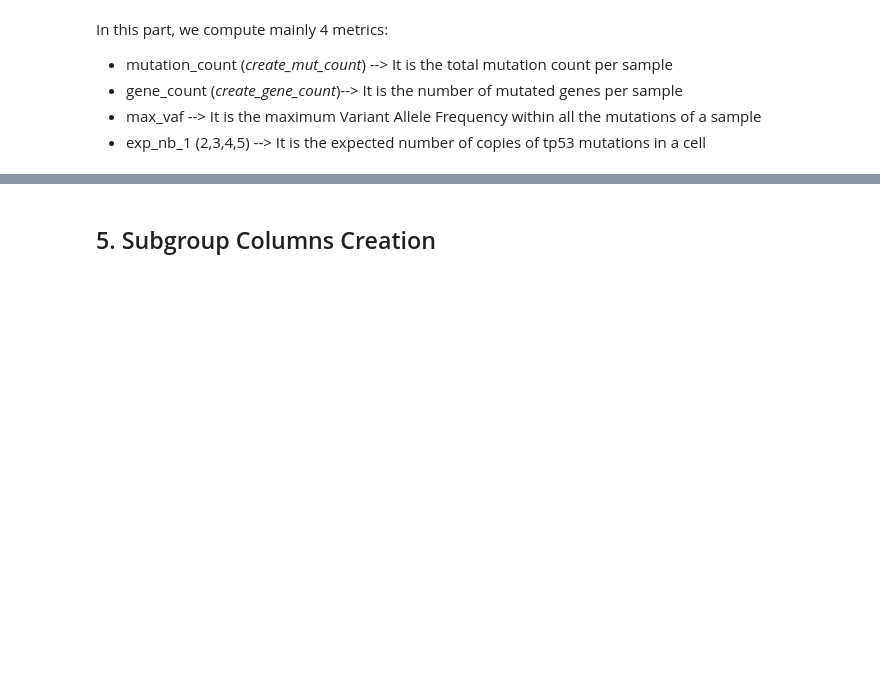
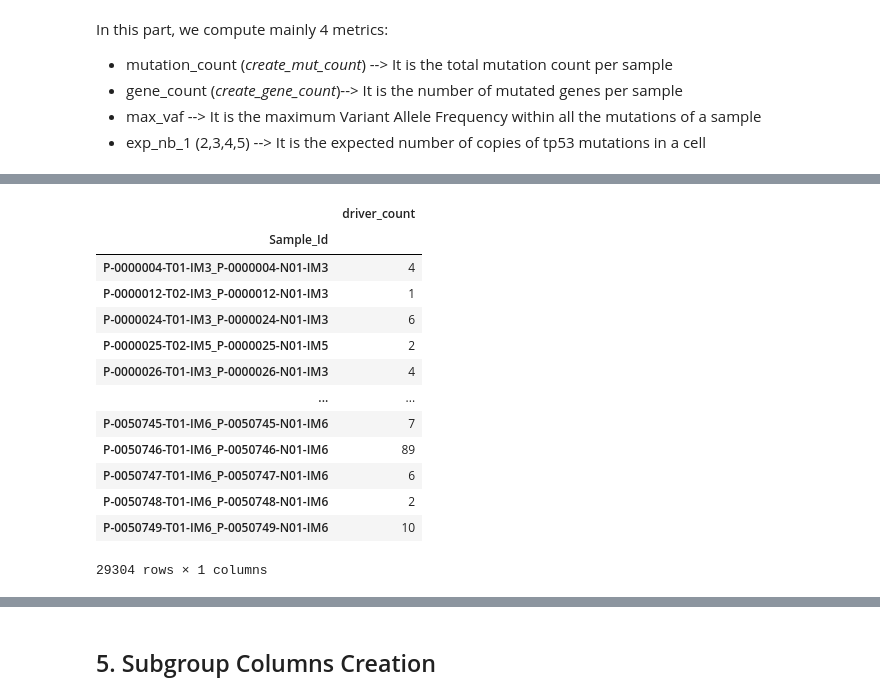
Before and after one commit to emilecohen/mskimpact_tp53_exploration, a Jupyter notebook: analysis/dataframe_generation/master_file_creation.ipynb, the cells around one changed output, grey strips where cells are left out. Saved outputs shown, nothing was run; the diff lists cells and outputs as text; code cells hidden in the pictures; blank space fills up the shorter version.

```diff
--- a/analysis/dataframe_generation/master_file_creation.ipynb
+++ b/analysis/dataframe_generation/master_file_creation.ipynb
@@ -503,3 +549,22 @@ def vc_group_cond_5(x):
+# %%
+maf_cohort = pd.read_pickle(data_path + 'merged_data/maf_cohort.pkl')
+h = create_driver_count(maf_cohort)
+display(h)
+# %% [output]
+|  | driver_count |
+| Sample_Id |  |
+| P-0000004-T01-IM3_P-0000004-N01-IM3 | 4 |
+| P-0000012-T02-IM3_P-0000012-N01-IM3 | 1 |
+| P-0000024-T01-IM3_P-0000024-N01-IM3 | 6 |
+| P-0000025-T02-IM5_P-0000025-N01-IM5 | 2 |
+| P-0000026-T01-IM3_P-0000026-N01-IM3 | 4 |
+| ... | ... |
+| P-0050745-T01-IM6_P-0050745-N01-IM6 | 7 |
+| P-0050746-T01-IM6_P-0050746-N01-IM6 | 89 |
+| P-0050747-T01-IM6_P-0050747-N01-IM6 | 6 |
+| P-0050748-T01-IM6_P-0050748-N01-IM6 | 2 |
+| P-0050749-T01-IM6_P-0050749-N01-IM6 | 10 |
+29304 rows × 1 columns
 # %%
 def create_computed_metrics(path):
     # We add mutation_count and max_vaf
```
Also changed, not shown: parts of 19 cells of this notebook, 7 other files.
